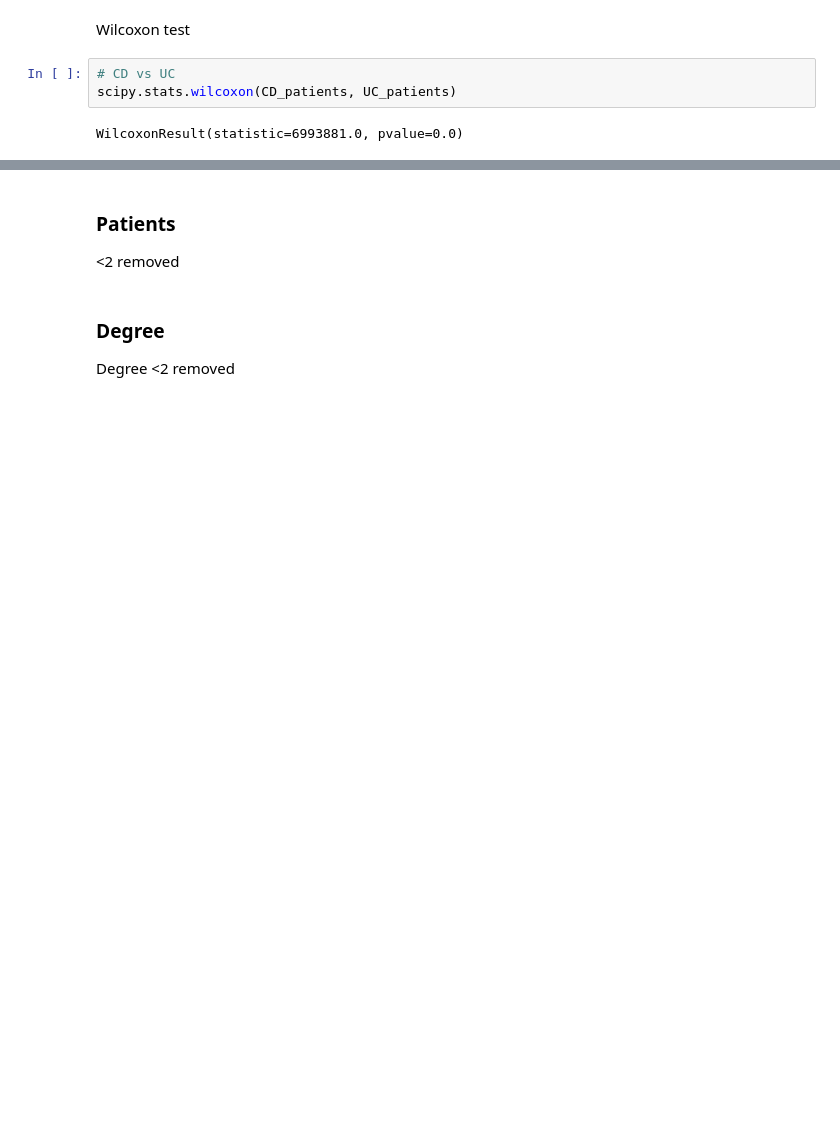
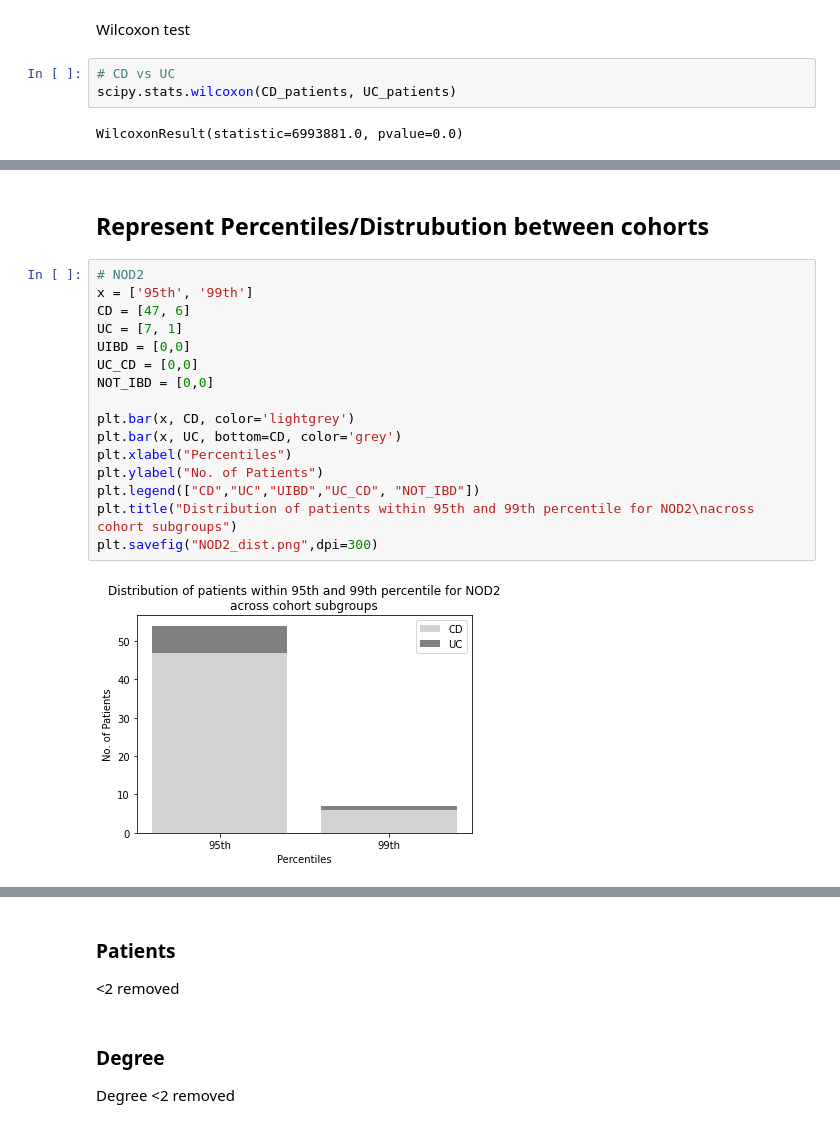
Before and after one commit to TomDoyleee/GenePy_Network_Integration, a Jupyter notebook: Results.ipynb, the cells around one changed output, grey strips where cells are left out. Saved outputs shown, nothing was run; the diff lists cells and outputs as text; blank space fills up the shorter version.

```diff
--- a/Results.ipynb
+++ b/Results.ipynb
@@ -128,0 +200,20 @@ WilcoxonResult(statistic=6993881.0, pvalue=0.0)
+# %% [markdown]
+## Represent Percentiles/Distrubution between cohorts
+# %%
+# NOD2
+x = ['95th', '99th']
+CD = [47, 6]
+UC = [7, 1]
+UIBD = [0,0]
+UC_CD = [0,0]
+NOT_IBD = [0,0]
+
+plt.bar(x, CD, color='lightgrey')
+plt.bar(x, UC, bottom=CD, color='grey')
+plt.xlabel("Percentiles")
+plt.ylabel("No. of Patients")
+plt.legend(["CD","UC","UIBD","UC_CD", "NOT_IBD"])
+plt.title("Distribution of patients within 95th and 99th percentile for NOD2\nacross cohort subgroups")
+plt.savefig("NOD2_dist.png",dpi=300)
+# %% [output]
+[figure, added]
```
Also changed, not shown: parts of 10 cells of this notebook.
